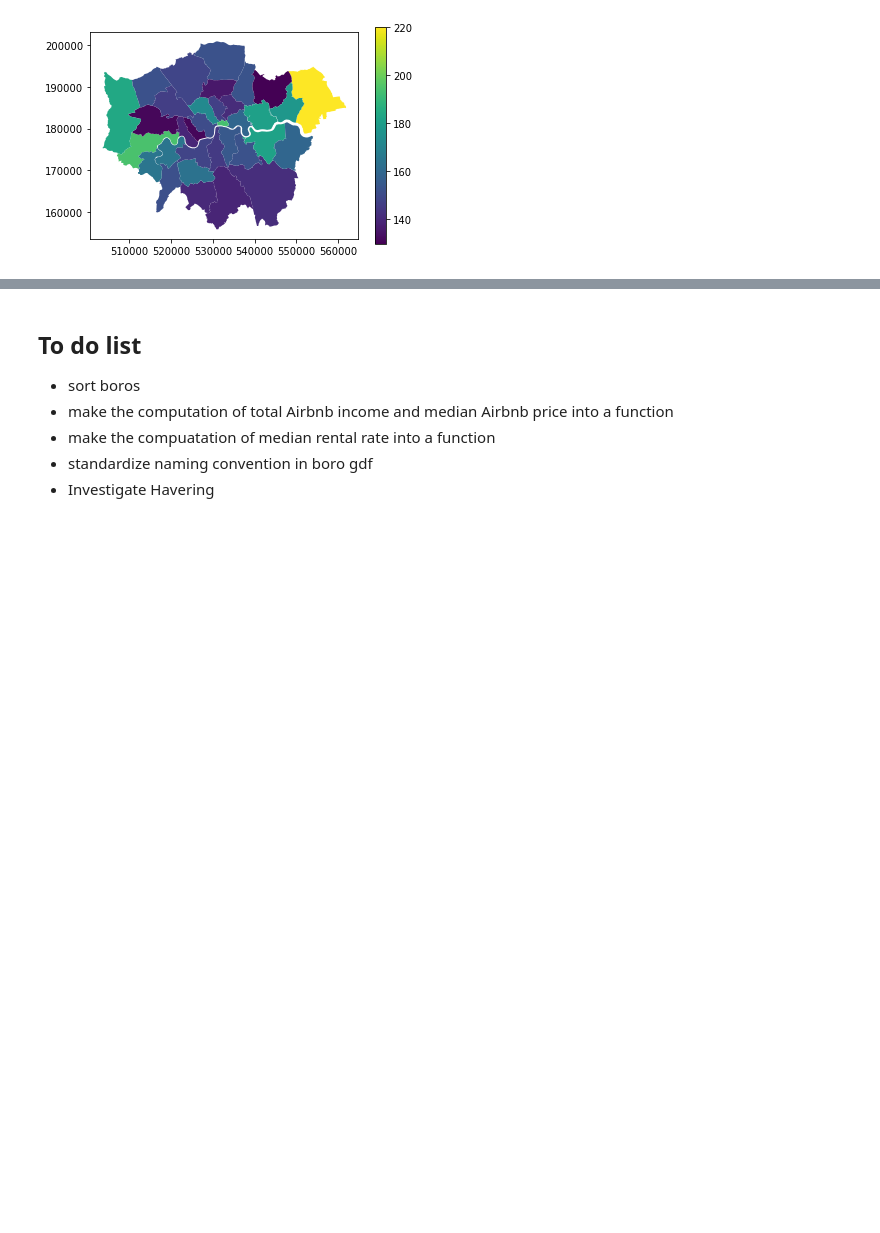
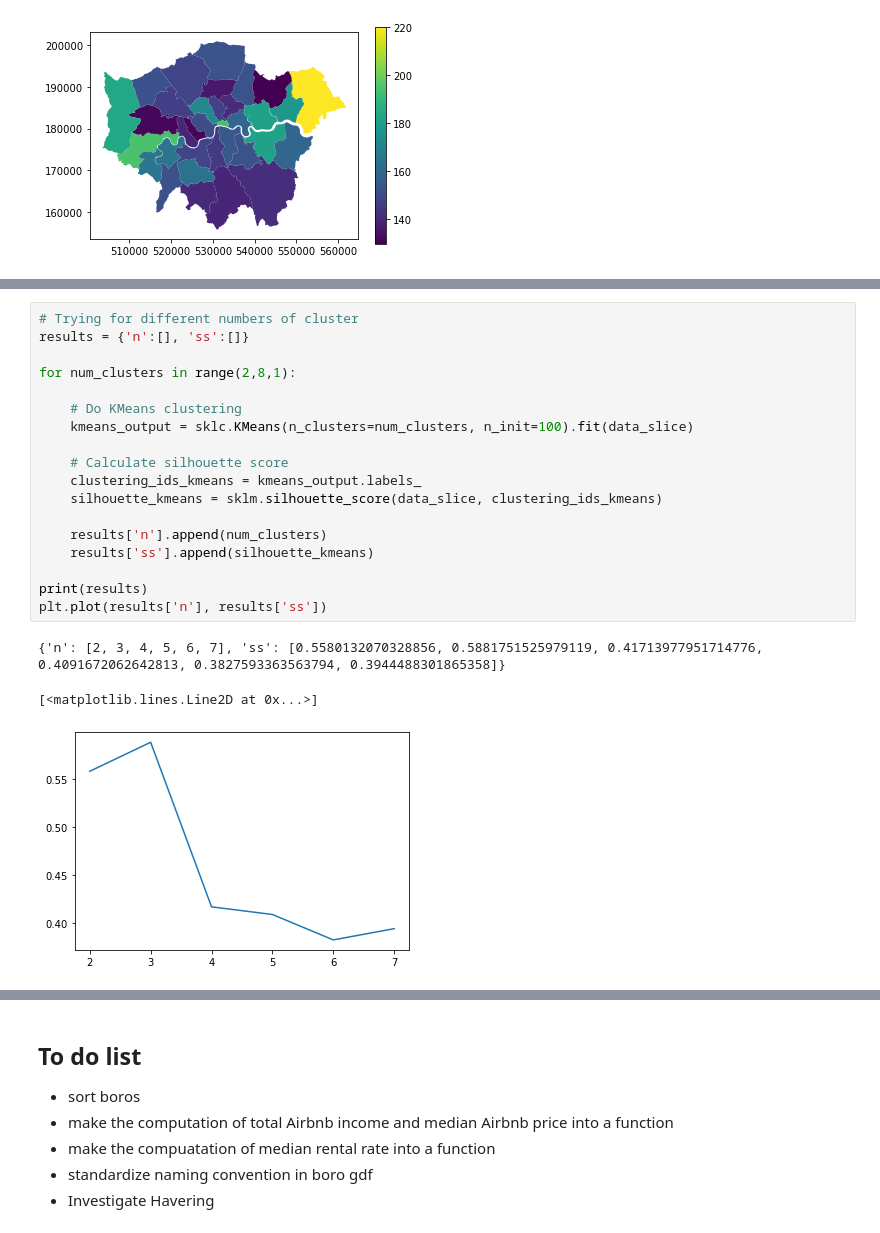
Before and after one commit to ngliangwei15/CASA0013-Assignment3, a Jupyter notebook: Analysis.ipynb, the cells around one changed output, grey strips where cells are left out. Saved outputs shown, nothing was run; the diff lists cells and outputs as text; blank space fills up the shorter version.

```diff
--- a/Analysis.ipynb
+++ b/Analysis.ipynb
@@ -336,0 +355,22 @@ boros.plot(column = 'prop_price', legend = True)
+# %%
+# Trying for different numbers of cluster
+results = {'n':[], 'ss':[]}
+
+for num_clusters in range(2,8,1):
+
+    # Do KMeans clustering
+    kmeans_output = sklc.KMeans(n_clusters=num_clusters, n_init=100).fit(data_slice)
+
+    # Calculate silhouette score
+    clustering_ids_kmeans = kmeans_output.labels_
+    silhouette_kmeans = sklm.silhouette_score(data_slice, clustering_ids_kmeans)
+
+    results['n'].append(num_clusters)
+    results['ss'].append(silhouette_kmeans)
+
+print(results)
+plt.plot(results['n'], results['ss'])
+# %% [output]
+{'n': [2, 3, 4, 5, 6, 7], 'ss': [0.5580132070328856, 0.5881751525979119, 0.41713977951714776, 0.4091672062642813, 0.3827593363563794, 0.3944488301865358]}
+[<matplotlib.lines.Line2D at 0x...>]
+[figure, added]
```
Also changed, not shown: parts of 10 cells of this notebook.
